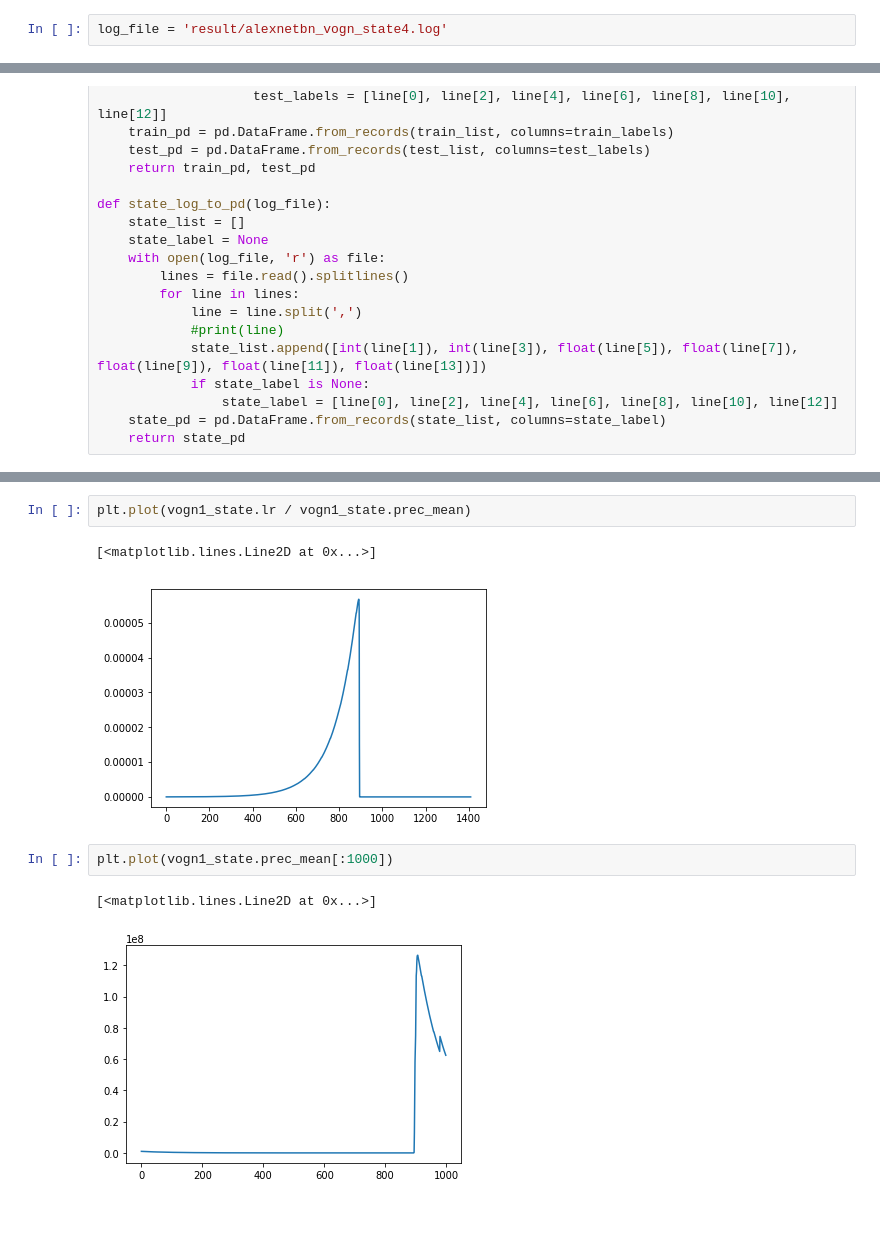
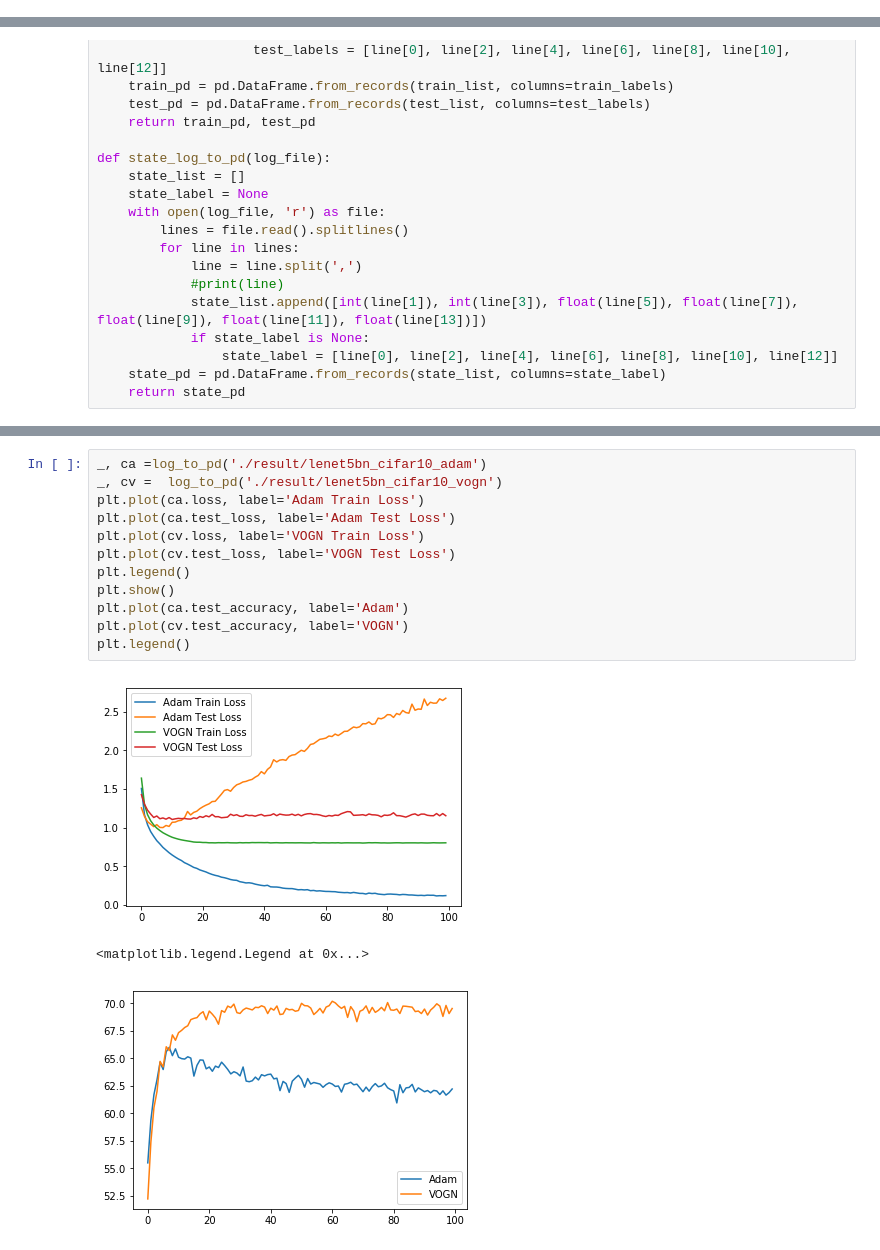
Before and after one commit to sponde25/pytorch-classification, a Jupyter notebook: Visualize Logs.ipynb, the cells around one changed output, grey strips where cells are left out. Saved outputs shown, nothing was run; the diff lists cells and outputs as text; blank space fills up the shorter version.

Commit message:
Update Visualize Logs

```diff
--- a/Visualize Logs.ipynb
+++ b/Visualize Logs.ipynb
@@ -10,8 +10,6 @@ from datasets import Dataset
 from vogn import VOGN
 import warnings
 warnings.filterwarnings('ignore')
-# %%
-log_file = 'result/alexnetbn_vogn_state4.log'
 # %%
 def log_to_pd(log_file):
     train_list = []
@@ -69,10 +49,16 @@ plt.plot(vogn1_state.lr)
-# %%
-plt.plot(vogn1_state.lr / vogn1_state.prec_mean)
-# %% [output]
-[<matplotlib.lines.Line2D at 0x...>]
-[figure, removed]
-# %%
-plt.plot(vogn1_state.prec_mean[:1000])
-# %% [output]
-[<matplotlib.lines.Line2D at 0x...>]
-[figure, removed]
+# %%
+_, ca =log_to_pd('./result/lenet5bn_cifar10_adam')
+_, cv =  log_to_pd('./result/lenet5bn_cifar10_vogn')
+plt.plot(ca.loss, label='Adam Train Loss')
+plt.plot(ca.test_loss, label='Adam Test Loss')
+plt.plot(cv.loss, label='VOGN Train Loss')
+plt.plot(cv.test_loss, label='VOGN Test Loss')
+plt.legend()
+plt.show()
+plt.plot(ca.test_accuracy, label='Adam')
+plt.plot(cv.test_accuracy, label='VOGN')
+plt.legend()
+# %% [output]
+[figure, added]
+<matplotlib.legend.Legend at 0x...>
+[figure, added]
```
Also changed, not shown: parts of 6 cells of this notebook.
